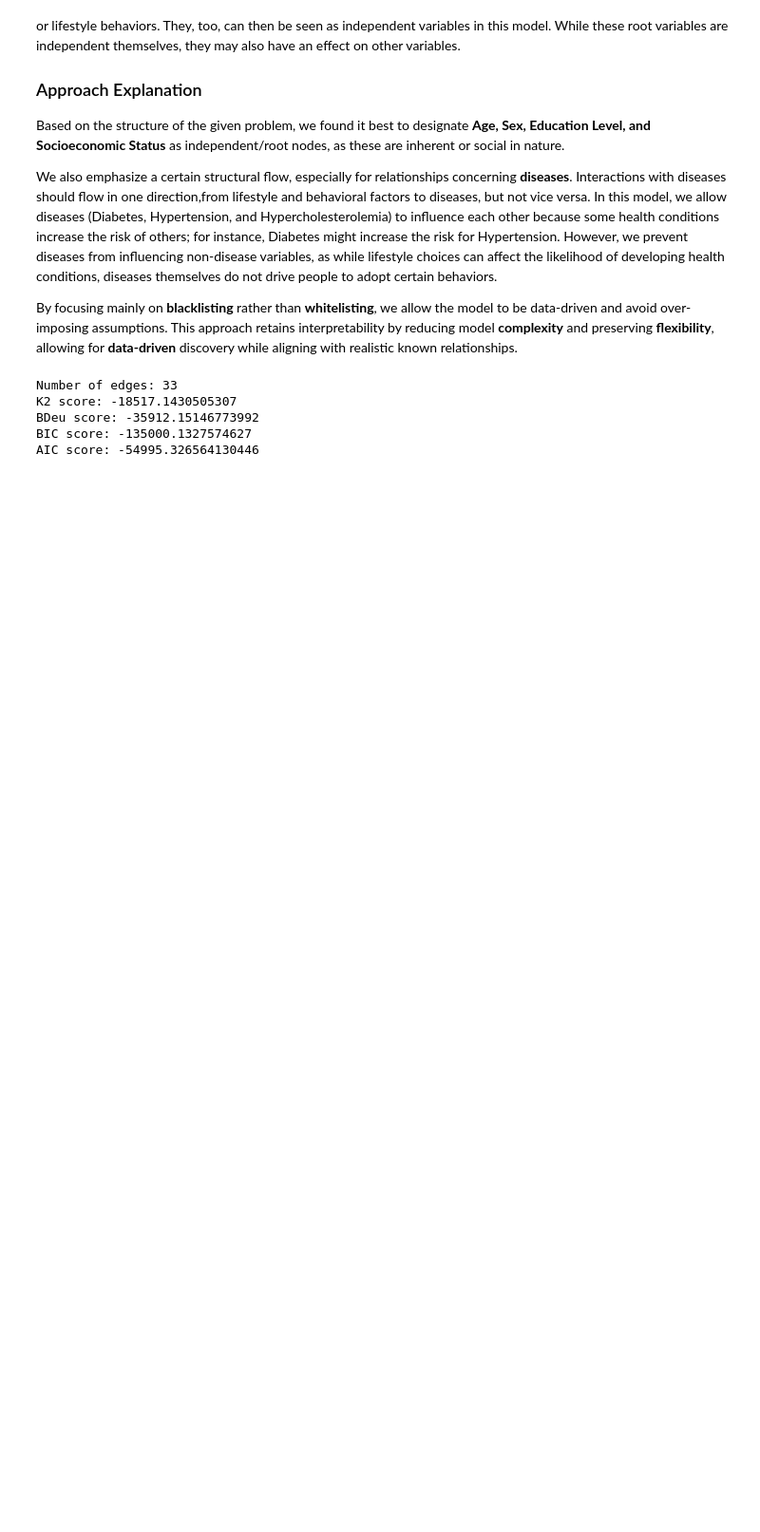
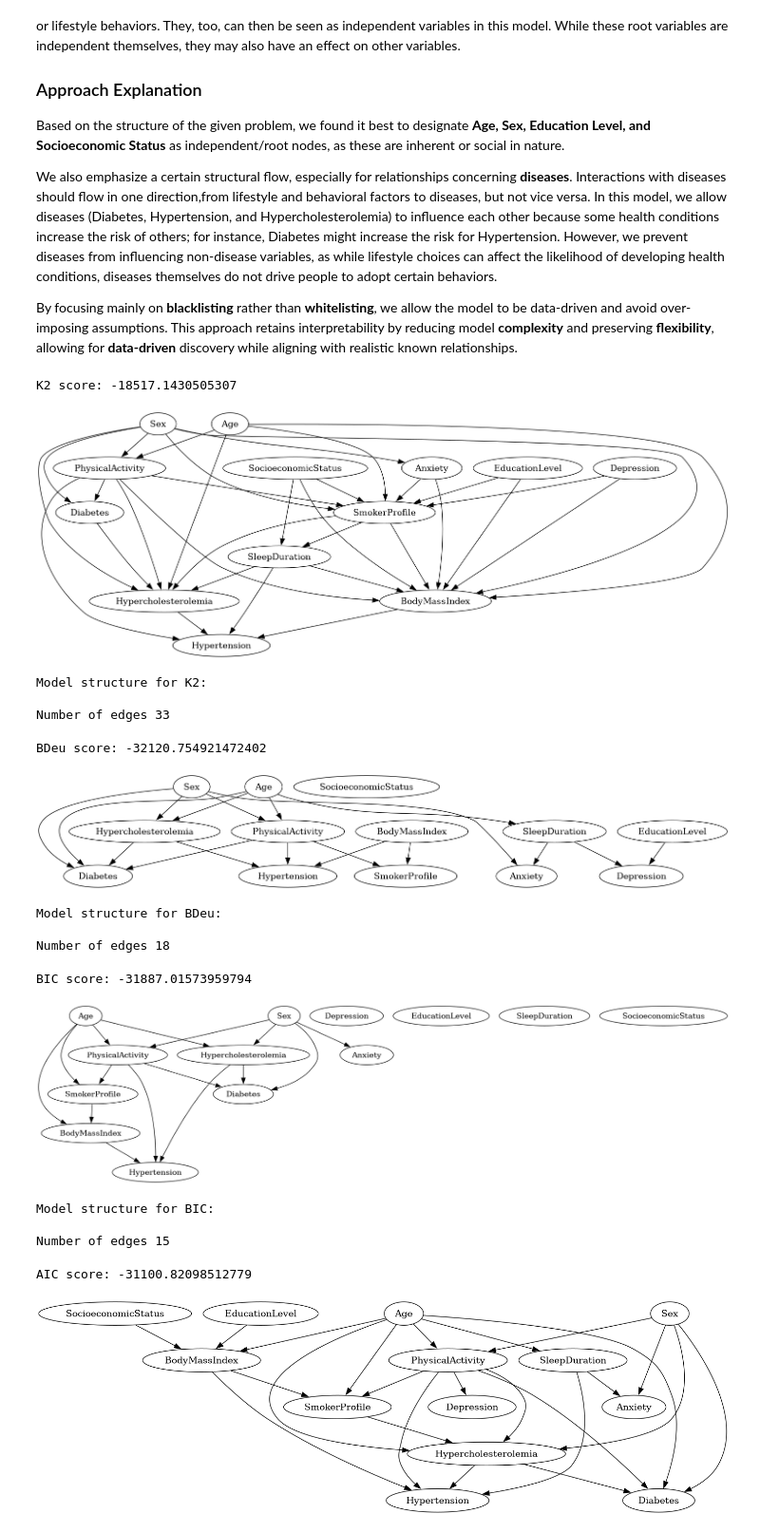
Before and after one commit to Hugana/Bayesian-Networks-AAA, a Jupyter notebook: P1.ipynb, the cells around one changed output. Shown at 95% size. Saved outputs shown, nothing was run; the diff lists cells and outputs as text; code cells hidden in the pictures; blank space fills up the shorter version.

Commit message:
model score method classification observations

```diff
--- a/P1.ipynb
+++ b/P1.ipynb
@@ -92,66 +94,73 @@ def initialize_graph(nodes, p=1,blacklist=None):
 # Load the dataset
 df = pd.read_csv('cardiovascular_train.csv')
 
-# Define the scoring method and search method
-k2 = K2Score(df)
 es = HillClimbSearch(data=df)
 
-# Define blacklist for restricted edges
-# Define the blacklist based on the relationships provided
 blacklist = [
     ("EducationLevel", "Hypercholesterolemia"),
     ("EducationLevel", "SleepDuration"),
     ("SleepDuration", "SmokerProfile"),
     ("Diabetes", "PhysicalActivity")
 ]
 
-# Nodes that should only have incoming edges
 exclude_nodes = ["Diabetes", "Hypertension", "Hypercholesterolemia"]
 
-# Add all edges that involve Diabetes, Hypertension, or Hypercholesterolemia as the source (outgoing edges)
 for col in df.columns:
     for target in df.columns:
-        if col != target:  # Avoid self-loops
-            # If one of the nodes is in exclude_nodes and it's an outgoing edge, blacklist it
+        if col != target:
             if col in exclude_nodes and target not in exclude_nodes:
                 blacklist.append((col, target))
 
-# Define no incoming edges for certain variables (e.g., Age, Sex, EducationLevel, SocioeconomicStatus)
 no_incoming = ["Age", "Sex", "EducationLevel", "SocioeconomicStatus"]
 
 for col in df.columns:
     for target in no_incoming:
         if col != target:  # Avoid self-loops
             blacklist.append((col, target))
 
-# Initialize the graph with the updated blacklist
 start_dag = initialize_graph(nodes=df.keys(), p=1, blacklist=blacklist)
 
-# Define the scoring method and search method
-k2 = K2Score(df)
-bdeu = BDeuScore(df)
-bic = BicScore(df)
-aic = AICScore(df)
+scoring_methods = {
+    "K2": K2Score(df),
+    "BDeu": BDeuScore(df),
+    "BIC": BicScore(df),
+    "AIC": AICScore(df)
+}
+models = []
 
 es = HillClimbSearch(data=df)
 
-# Estimate the best model
-best_model = es.estimate(
-    scoring_method=k2,
-    start_dag=start_dag,
-    black_list=blacklist
+for name, score_method in scoring_methods.items():
+    model = es.estimate(
+        scoring_method=score_method,
+        start_dag=start_dag,
+        black_list=blacklist
+    )
+    models.append(model)
+    score = score_method.score(model)
+    print(f"{name} score: {score}")
 
-)
+    m = model.to_graphviz()
+    img = m.draw(format='png', prog="dot")
+    display(Image(img))
 
-# Output results with different scoring methods
-print("Number of edges:", len(best_model.edges()))
-print("K2 score:", k2.score(best_model))
-print("BDeu score:", bdeu.score(best_model))
-print("BIC score:", bic.score(best_model))
-print("AIC score:", aic.score(best_model))
+    print(f"\nModel structure for {name}:\n")
+    print("Number of edges",len(model.edges()))
 # %% [output]
-Number of edges: 33
 K2 score: -18517.1430505307
-BDeu score: -35912.15146773992
-BIC score: -135000.1327574627
-AIC score: -54995.326564130446
+[figure, added]
+Model structure for K2:
+
+Number of edges 33
+BDeu score: -32120.754921472402
+[figure, added]
+Model structure for BDeu:
+
+Number of edges 18
+BIC score: -31887.01573959794
+[figure, added]
+Model structure for BIC:
+
+Number of edges 15
+AIC score: -31100.82098512779
+[figure, added]
```
Also changed, not shown: parts of 12 cells of this notebook.
